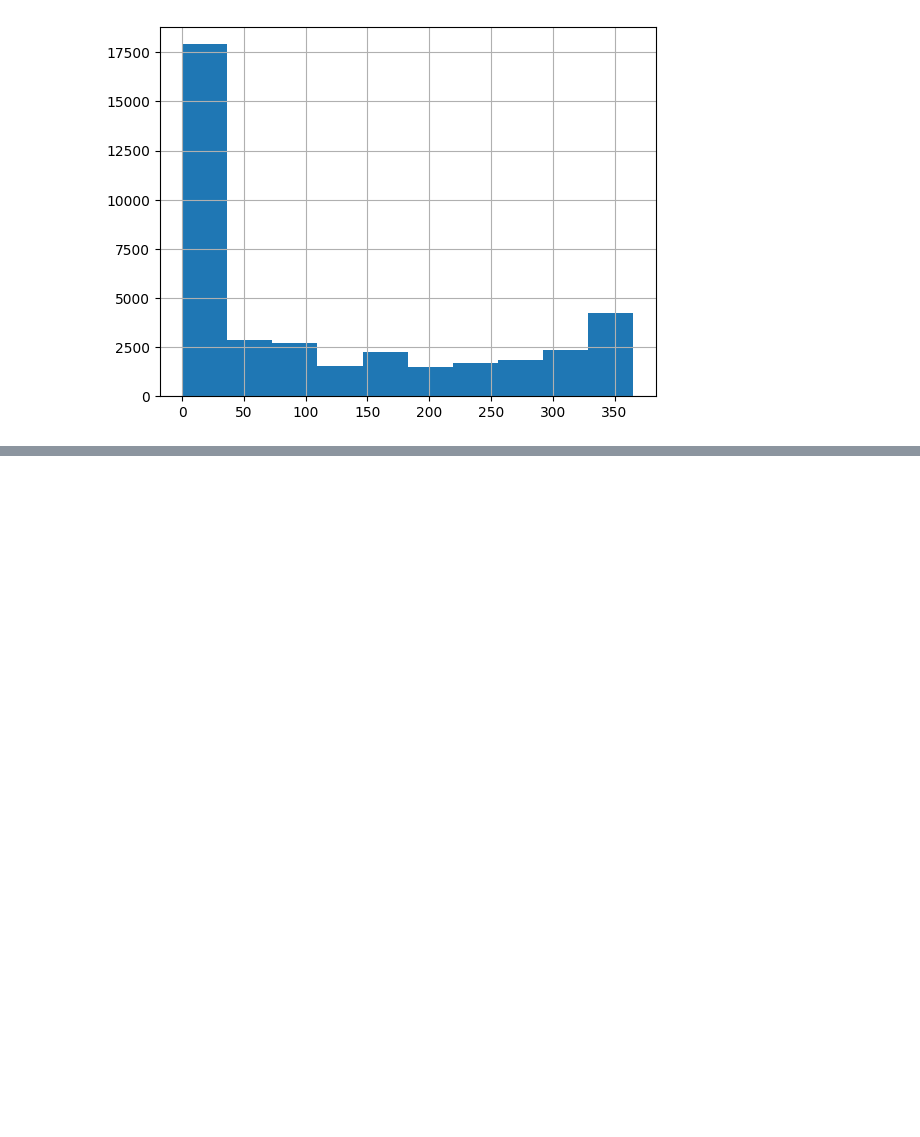
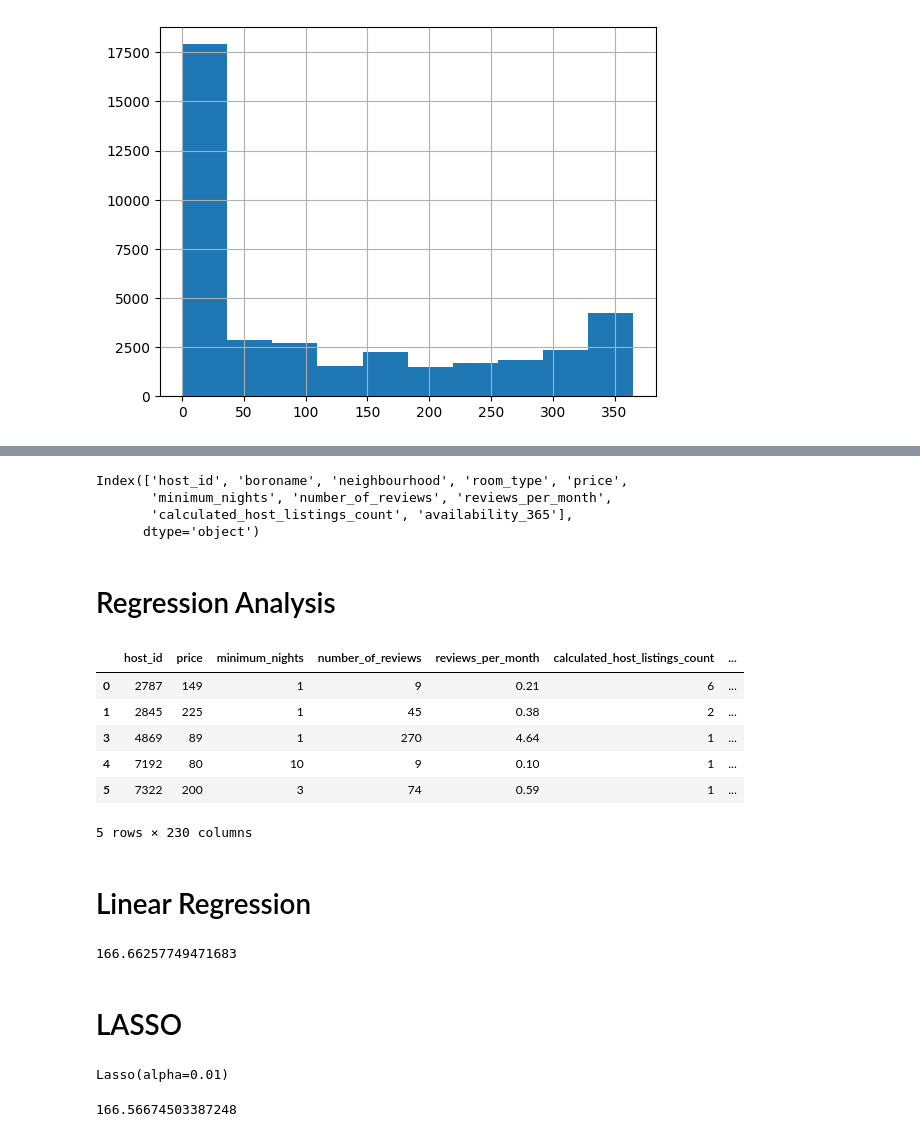
Before and after one commit to Suesue098/Basic, a Jupyter notebook: New York AirBnb open data.ipynb, the cells around one changed output, grey strips where cells are left out. Drawn from its saved outputs; the diff is of its cells as text; code cells hidden in the pictures; blank space fills up the shorter version.

```diff
--- a/New York AirBnb open data.ipynb
+++ b/New York AirBnb open data.ipynb
@@ -423,0 +462,4 @@ plt.show()
+# %%
+df1.isnull().sum()
+df1.dropna(how = 'any', inplace = True)
+df1.info()
@@ -423,0 +484,24 @@ plt.show()
+# %%
+df1.columns
+# %% [output]
+Index(['host_id', 'boroname', 'neighbourhood', 'room_type', 'price',
+       'minimum_nights', 'number_of_reviews', 'reviews_per_month',
+       'calculated_host_listings_count', 'availability_365'],
+      dtype='object')
+# %% [markdown]
+# Regression Analysis
+# %%
+# Create one-hot encoded features for categorical variables
+dataset_onehot = pd.get_dummies(df1, columns=[
+    'boroname', 'neighbourhood','room_type'],
+    prefix = ['ng', 'nh', 'rt'], drop_first = True)
+# %%
+dataset_onehot.head()
+# %% [output]
+|  | host_id | price | minimum_nights | number_of_reviews | reviews_per_month | calculated_host_listings_count | ... |
+| 0 | 2787 | 149 | 1 | 9 | 0.21 | 6 | ... |
+| 1 | 2845 | 225 | 1 | 45 | 0.38 | 2 | ... |
+| 3 | 4869 | 89 | 1 | 270 | 4.64 | 1 | ... |
+| 4 | 7192 | 80 | 10 | 9 | 0.10 | 1 | ... |
+| 5 | 7322 | 200 | 3 | 74 | 0.59 | 1 | ... |
+5 rows × 230 columns
@@ -423,0 +516,2 @@ plt.show()
+# %% [markdown]
+# Linear Regression
@@ -423,0 +527,24 @@ plt.show()
+# %%
+# Calculate RMSE
+import sklearn.metrics as metrics
+rmse = np.sqrt(metrics.mean_squared_error(y_test, y_pred))
+rmse
+# %% [output]
+166.66257749471683
+# %% [markdown]
+# LASSO
+# %%
+# Fit Lasso Regression model
+from sklearn.linear_model import Lasso
+lasso_model = Lasso(alpha = 0.01)
+lasso_model.fit(x_train, y_train)
+# %% [output]
+Lasso(alpha=0.01)
+# %%
+# Calculate RMSE for Lasso model
+y_pred_lasso = lasso_model.predict(x_test)
+rmse_lasso = np.sqrt(metrics.mean_squared_error(y_test,
+                                                y_pred_lasso))
+rmse_lasso
+# %% [output]
+166.56674503387248
```
Also changed, not shown: parts of 13 cells of this notebook.
